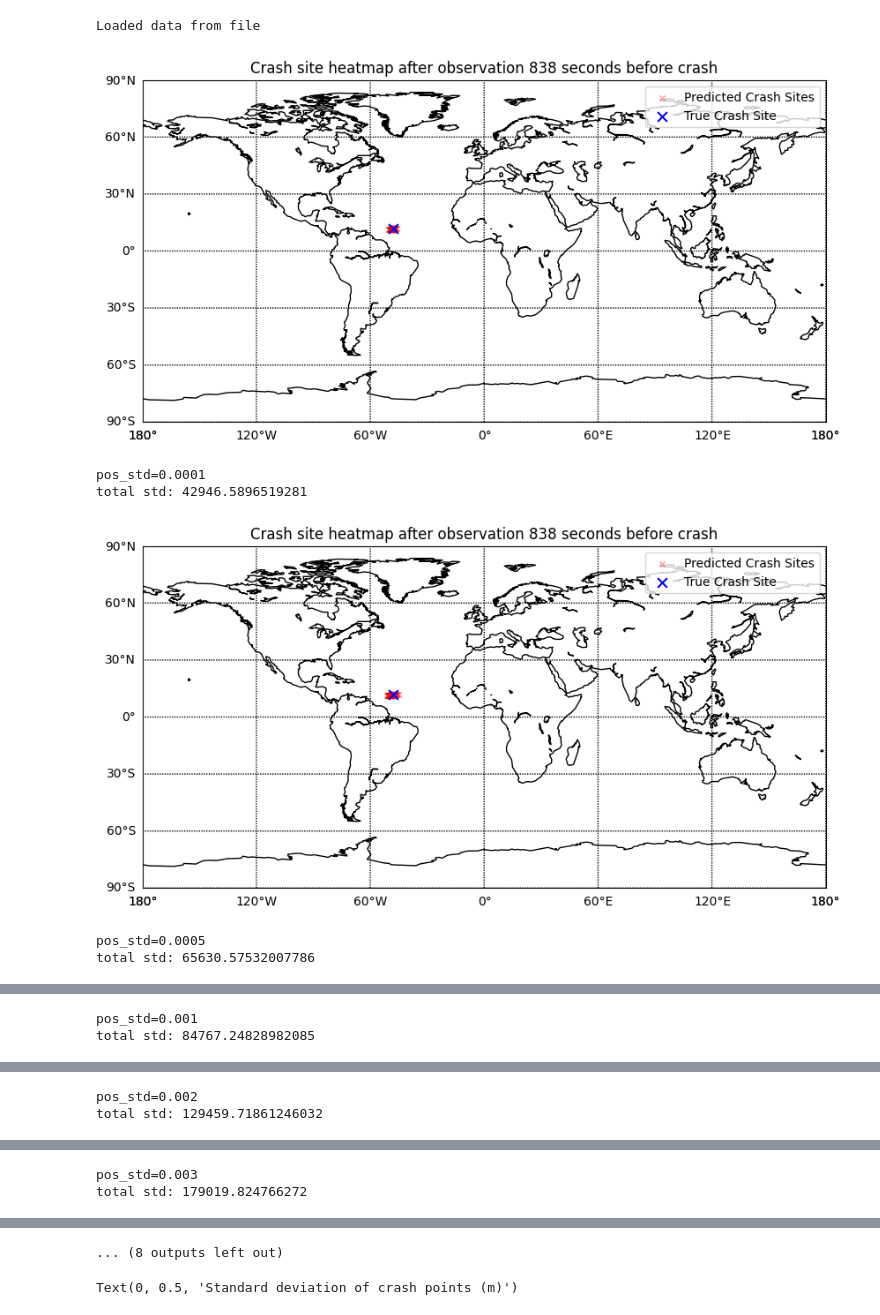
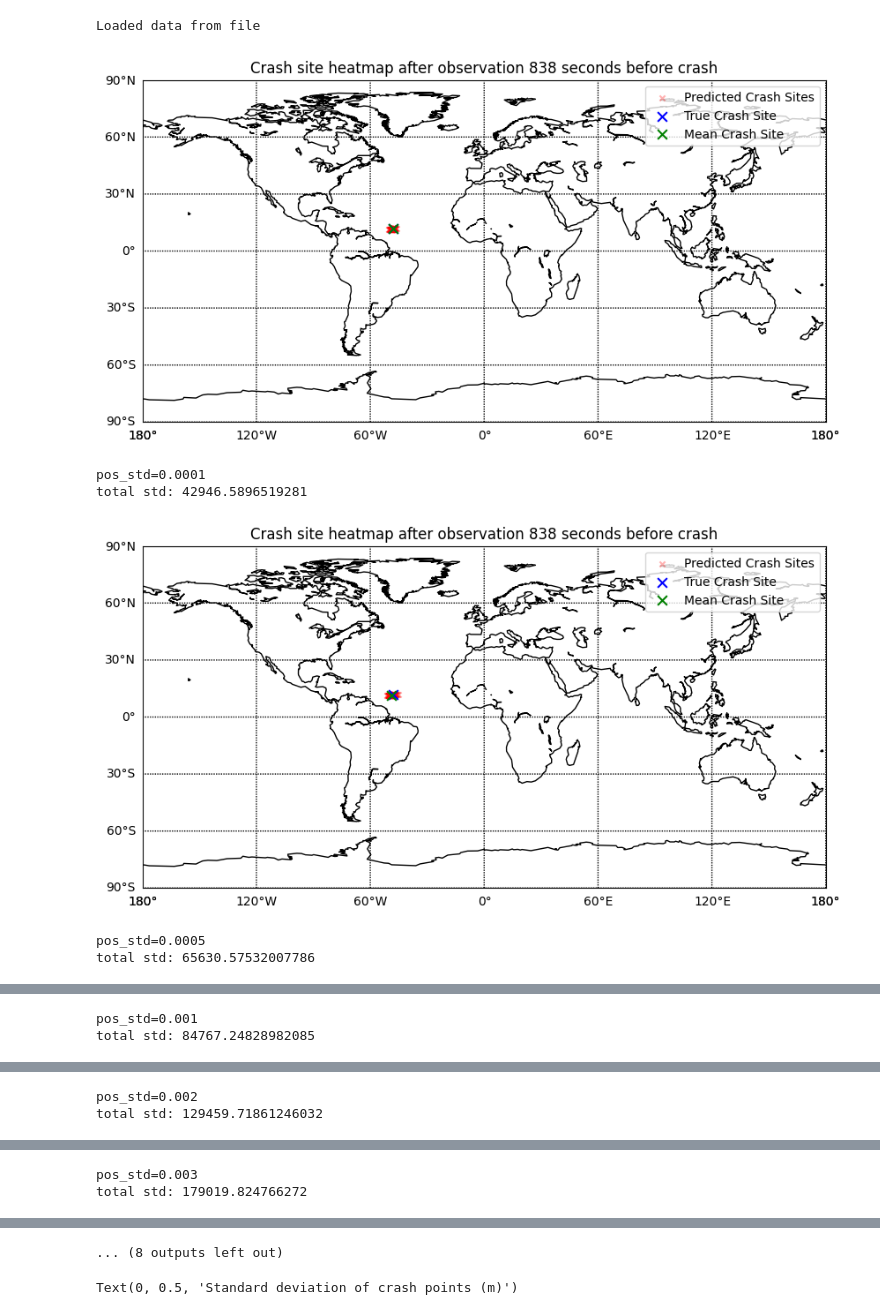
Before and after one commit to brendanbennett/deorbiter, a Jupyter notebook: examples/crash_uncertainty.ipynb, the cells around one changed output, grey strips where cells are left out. Drawn from its saved outputs; the diff is of its cells as text; code cells hidden in the pictures.

Commit message:
Extend heatmap function

```diff
--- a/examples/crash_uncertainty.ipynb
+++ b/examples/crash_uncertainty.ipynb
@@ -35,6 +35,7 @@ Loaded data from file
 # %%
 #initialising observer class with sim data
 final_std = {}
+final_error = {}
 position_std_per_distance = [0.0001, 0.0005, 0.001, 0.002, 0.003, 0.005, 0.006, 0.007, 0.008, 0.01]
 for pos_std in position_std_per_distance:
     np.random.seed(4)
@@ -46,37 +47,38 @@ for pos_std in position_std_per_distance:
     obs.run(sim_states=sim_states, sim_times=sim_times, checking_interval=100)
 
     observation_times = obs.observed_times
     observation_states = obs.observed_states
     observed_covariances = obs.observed_covariances
 
     observations = (observation_states, observation_times)
 
     # Define process and measurement noise covariance matrices, think this noise should be alot bigger
     Q = np.diag([0.1, 0.1, 0.1, 0.01, 0.01, 0.01])#process noise
     P = np.eye(sim_data.state_array().shape[1]) #error covariance matrix - represents uncertainty in state estimation
 
     # Measurement matrix H (assuming all states are measured directly??????) -- for now
     H = np.zeros((sim_data.state_array().shape[1], sim_data.state_array().shape[1]))
     H[0, 0] = 1
     H[1, 1] = 1
 
     dt = sim_config.simulation_method_kwargs.time_step
 
     #initialising 3D EKF
     ekf = EKF(dim=3)
 
     estimated_traj, uncertainties, estimated_times = ekf.run(observations, dt=dt, Q=Q, R=observed_covariances, P=P, H=H)
 
     observations_to_check = [-2]
-    crashes, crash_times = plot_heatmap(sim_states, sim_times, estimated_traj, estimated_times, observations_to_check, observation_times, uncertainties)
+    crashes, crash_times, mean_crash, mean_crash_time = plot_heatmap(sim_states, sim_times, estimated_traj, estimated_times, observations_to_check, observation_times, uncertainties, plot_mean=True)
     total_std = np.mean(np.std(crashes[0], axis=0))
     print(f"{pos_std=}")
     print(f"total std: {total_std}")
     final_std[pos_std] = total_std
+    final_error[pos_std] = np.linalg.norm(mean_crash - sim_states[-1, :3])
 # %% [output]
-[figure, old version]
+[figure, new version]
 pos_std=0.0001
 total std: 42946.5896519281
-[figure, old version]
+[figure, new version]
 pos_std=0.0005
 total std: 65630.57532007786
```
Also changed, not shown: parts of 2 cells of this notebook, 1 other file.
